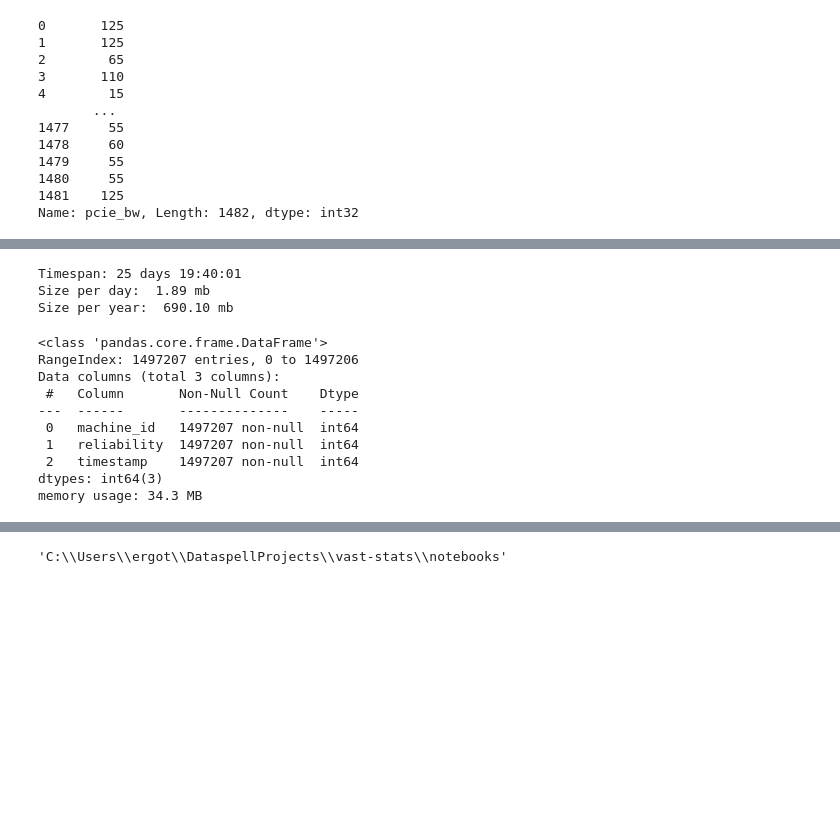
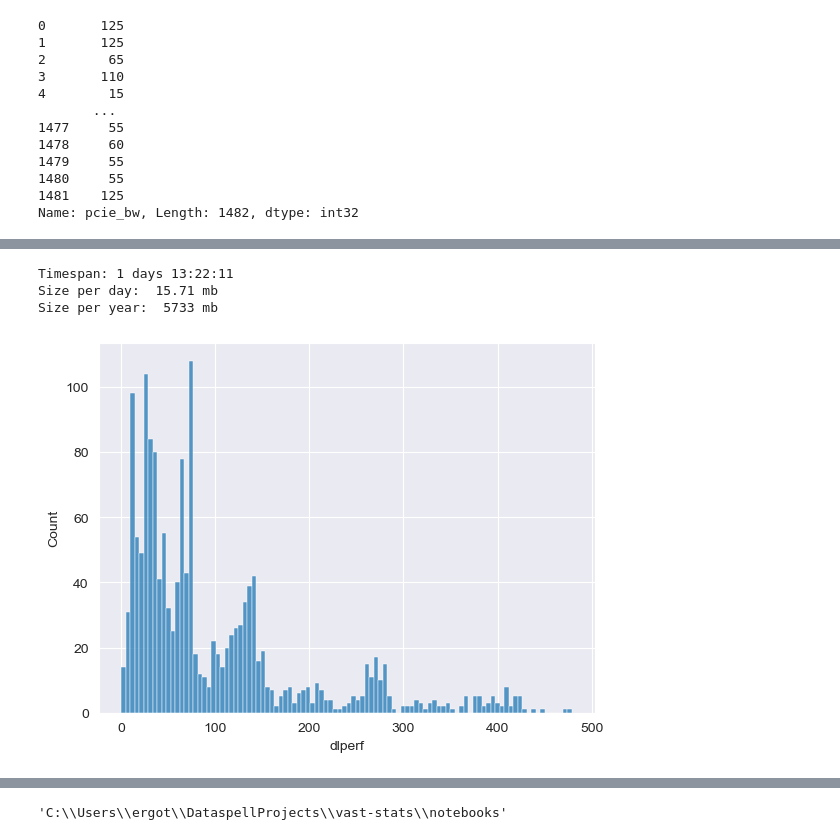
Before and after one commit to alkorolyov/vast-stats, a Jupyter notebook: notebooks/10 - tests.ipynb, the cells around one changed output, grey strips where cells are left out. Saved outputs shown, nothing was run; the diff lists cells and outputs as text; code cells hidden in the pictures; blank space fills up the shorter version.

```diff
--- a/notebooks/10 - tests.ipynb
+++ b/notebooks/10 - tests.ipynb
@@ -111,10 +113,10 @@ import sqlite3
 import os
 import pandas as pd
 
-db_path = '../data/vast_old.db'
+db_path = '../data/vast.db'
 
 conn = sqlite3.connect(db_path)
-timespan = get_tbl_timespan('reliability_ts', conn)
+timespan = get_tbl_timespan('timestamp_tbl', conn)
 total_days = timespan.total_seconds() / (3600 * 24)
 
 print('Timespan:', timespan)
@@ -123,26 +125,14 @@ conn.execute('VACUUM')
 size = os.path.getsize(db_path) / (1024 * 1024) # Size in Mb
 
 print(f'Size per day: {size / total_days: .2f} mb')
-print(f'Size per year: {size / total_days * 365: .2f} mb')
+print(f'Size per year: {size / total_days * 365: .0f} mb')
 
 conn.close()
 # %% [output]
-Timespan: 25 days 19:40:01
-Size per day:  1.89 mb
-Size per year:  690.10 mb
+Timespan: 1 days 13:22:11
+Size per day:  15.71 mb
+Size per year:  5733 mb
 # %%
 conn = sqlite3.connect(db_path)
-rel_df = table_to_df('reliability_ts', conn)
+df_snp = table_to_df('dlperf_snp', conn)
+conn.close()
-# %%
-rel_df.info()
-# %% [output]
-<class 'pandas.core.frame.DataFrame'>
-RangeIndex: 1497207 entries, 0 to 1497206
-Data columns (total 3 columns):
- #   Column       Non-Null Count    Dtype
----  ------       --------------    -----
- 0   machine_id   1497207 non-null  int64
- 1   reliability  1497207 non-null  int64
- 2   timestamp    1497207 non-null  int64
-dtypes: int64(3)
-memory usage: 34.3 MB
@@ -151,0 +139,5 @@ rel_df = reduce_mem_usage(rel_df)
+# %%
+sns.histplot(df_snp.query('dlperf < 1000').dlperf, bins=100);
+# sns.histplot(df_snp.disk_bw, bins=100);
+# %% [output]
+[figure, added]
```
Also changed, not shown: parts of 15 cells of this notebook, 4 other files.
